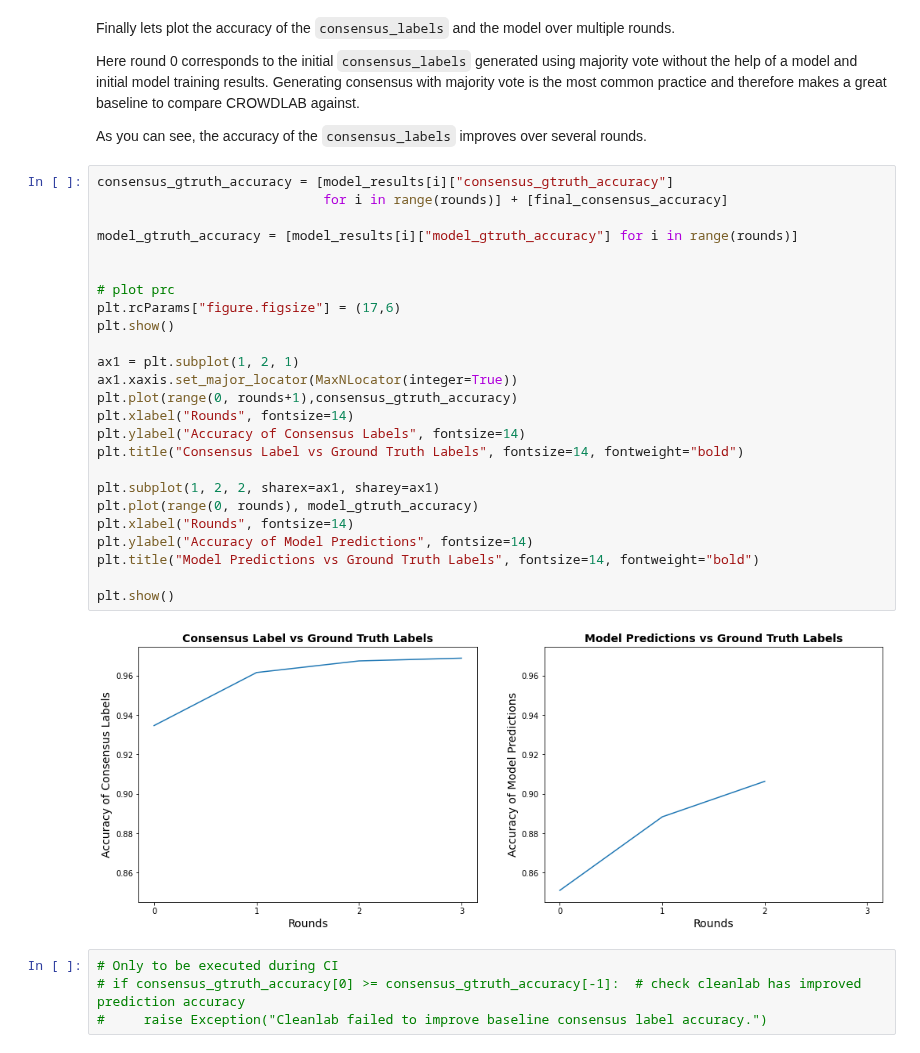
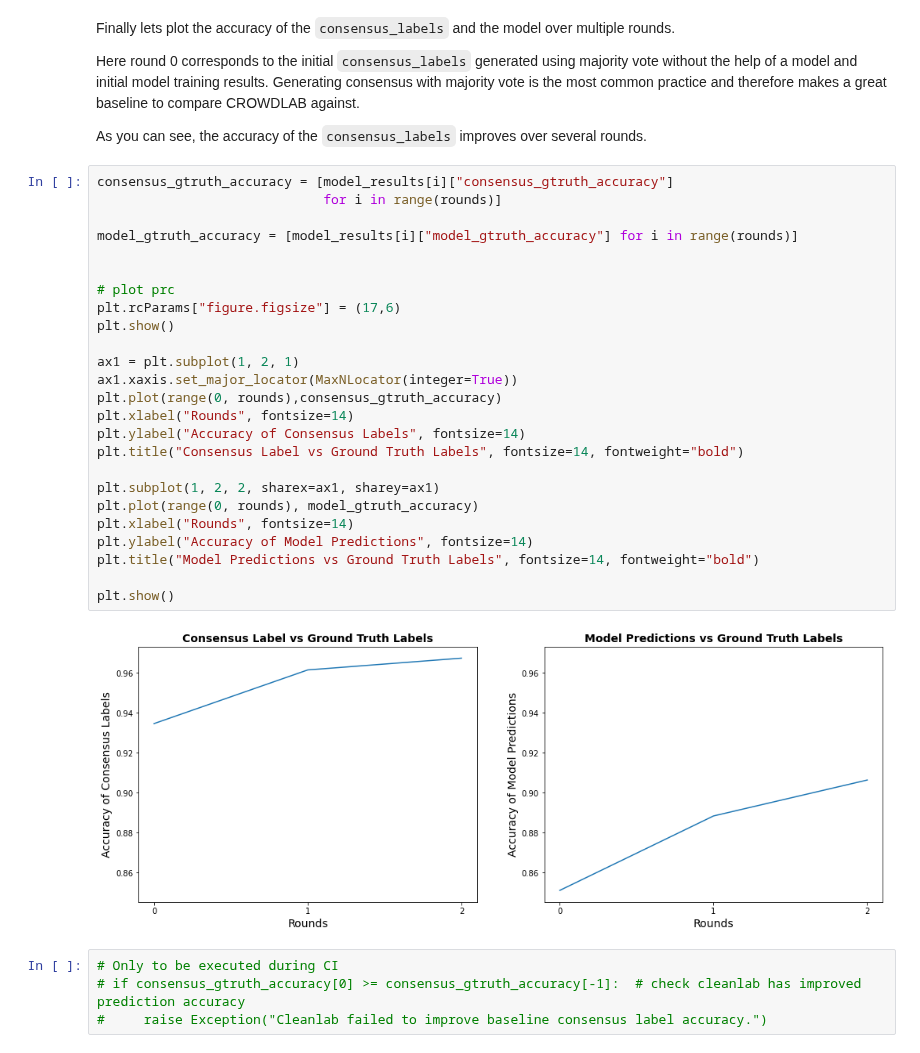
Before and after one commit to cleanlab/examples, a Jupyter notebook: cifar10-multiannotator/multiannotator_labels.ipynb, the cells around one changed output. Drawn from its saved outputs; the diff is of its cells as text.

Commit message:
Cleaned output and fixed graph

```diff
--- a/cifar10-multiannotator/multiannotator_labels.ipynb
+++ b/cifar10-multiannotator/multiannotator_labels.ipynb
@@ -188,31 +178,31 @@ Here round 0 corresponds to the initial `consensus_labels` generated using major
 As you can see, the accuracy of the `consensus_labels` improves over several rounds.
 # %%
 consensus_gtruth_accuracy = [model_results[i]["consensus_gtruth_accuracy"]
-                             for i in range(rounds)] + [final_consensus_accuracy]
+                             for i in range(rounds)]
 
 model_gtruth_accuracy = [model_results[i]["model_gtruth_accuracy"] for i in range(rounds)]
 
 
 # plot prc
 plt.rcParams["figure.figsize"] = (17,6)
 plt.show()
 
 ax1 = plt.subplot(1, 2, 1)
 ax1.xaxis.set_major_locator(MaxNLocator(integer=True))
-plt.plot(range(0, rounds+1),consensus_gtruth_accuracy)
+plt.plot(range(0, rounds),consensus_gtruth_accuracy)
 plt.xlabel("Rounds", fontsize=14)
 plt.ylabel("Accuracy of Consensus Labels", fontsize=14)
 plt.title("Consensus Label vs Ground Truth Labels", fontsize=14, fontweight="bold")
 
 plt.subplot(1, 2, 2, sharex=ax1, sharey=ax1)
 plt.plot(range(0, rounds), model_gtruth_accuracy)
 plt.xlabel("Rounds", fontsize=14)
 plt.ylabel("Accuracy of Model Predictions", fontsize=14)
 plt.title("Model Predictions vs Ground Truth Labels", fontsize=14, fontweight="bold")
 
 plt.show()
 # %% [output]
-[figure, old version]
+[figure, new version]
 # %%
 # Only to be executed during CI
 # if consensus_gtruth_accuracy[0] >= consensus_gtruth_accuracy[-1]:  # check cleanlab has improved prediction accuracy
```
Also changed, not shown: parts of 3 cells of this notebook.
